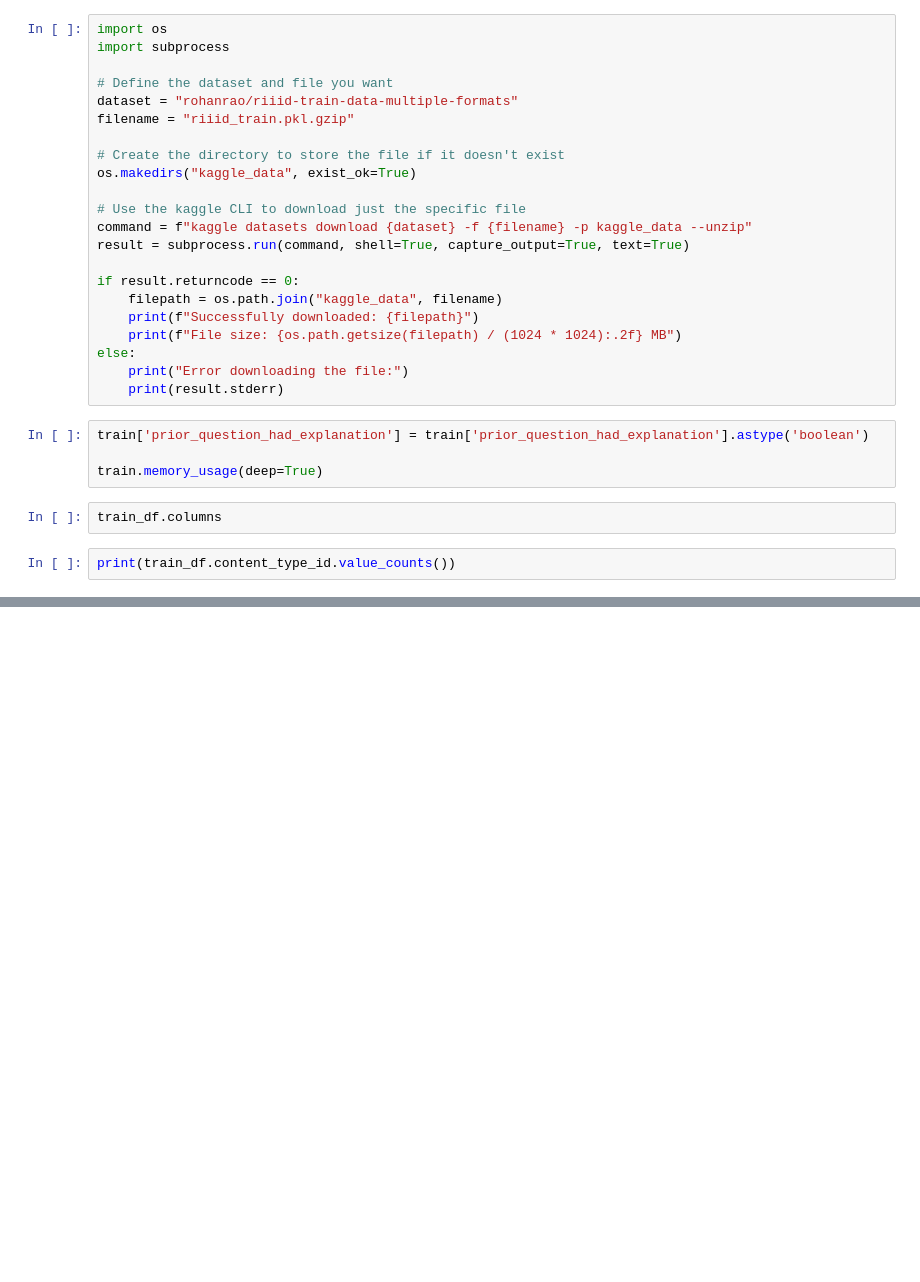
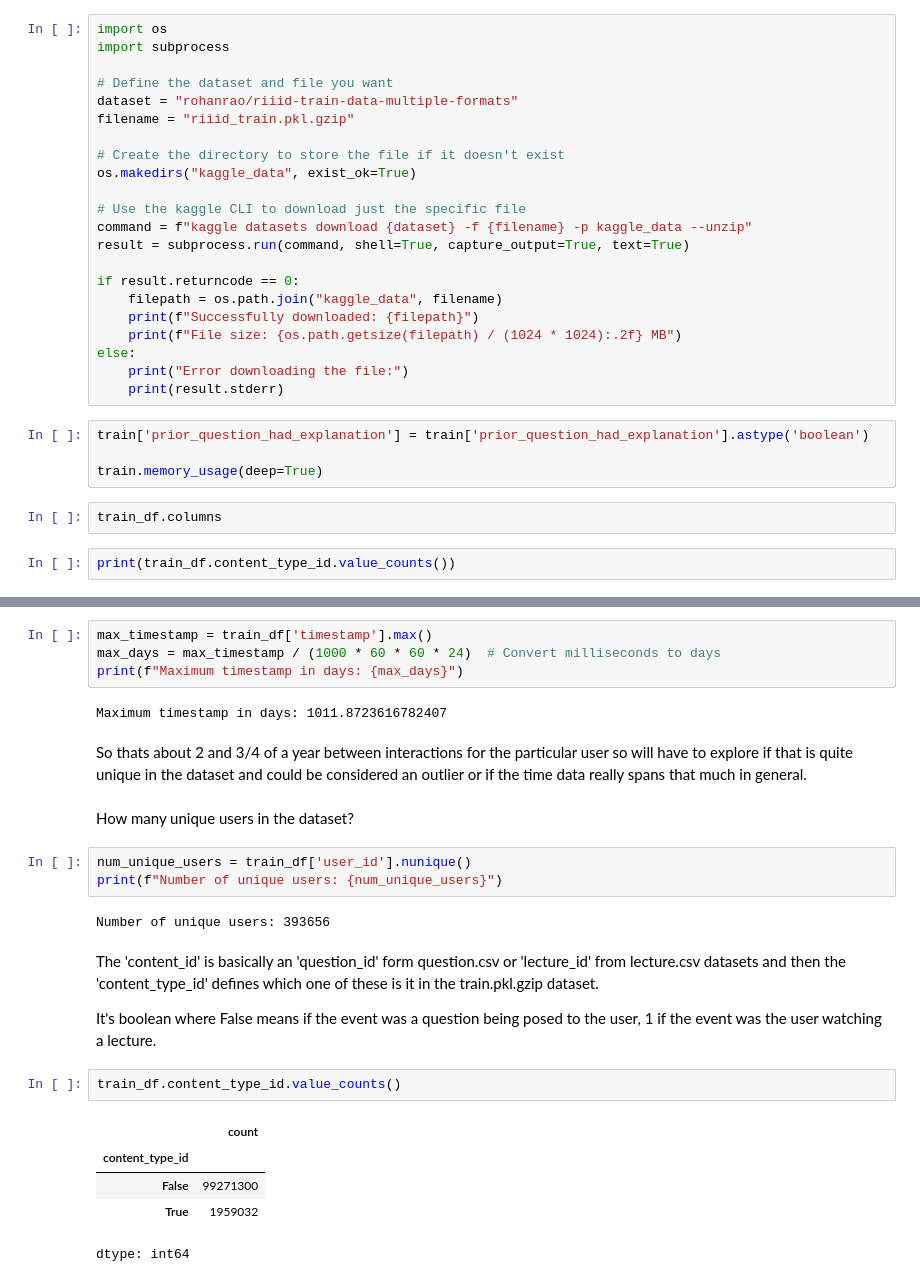
Before and after one commit to theresaskruzna/riiid_knowledge_tracing, a Jupyter notebook: 01_Data_Exploration.ipynb, the cells around one changed output, grey strips where cells are left out. Drawn from its saved outputs; the diff is of its cells as text; blank space fills up the shorter version.

```diff
--- a/01_Data_Exploration.ipynb
+++ b/01_Data_Exploration.ipynb
@@ -610,0 +615,27 @@ print(train_df.content_type_id.value_counts())
+# %%
+max_timestamp = train_df['timestamp'].max()
+max_days = max_timestamp / (1000 * 60 * 60 * 24)  # Convert milliseconds to days
+print(f"Maximum timestamp in days: {max_days}")
+# %% [output]
+Maximum timestamp in days: 1011.8723616782407
+# %% [markdown]
+So thats about 2 and 3/4 of a year between interactions for the particular user so will have to explore if that is quite unique in the dataset and could be considered an outlier or if the time data really spans that much in general.
+# %% [markdown]
+How many unique users in the dataset?
+# %%
+num_unique_users = train_df['user_id'].nunique()
+print(f"Number of unique users: {num_unique_users}")
+# %% [output]
+Number of unique users: 393656
+# %% [markdown]
+The 'content_id' is basically an 'question_id' form question.csv or 'lecture_id' from lecture.csv datasets and then the 'content_type_id' defines which one of these is it in the train.pkl.gzip dataset.
+
+It's boolean where False means if the event was a question being posed to the user, 1 if the event was the user watching a lecture.
+# %%
+train_df.content_type_id.value_counts()
+# %% [output]
+|  | count |
+| content_type_id |  |
+| False | 99271300 |
+| True | 1959032 |
+dtype: int64
```
Also changed, not shown: parts of 16 cells of this notebook.
